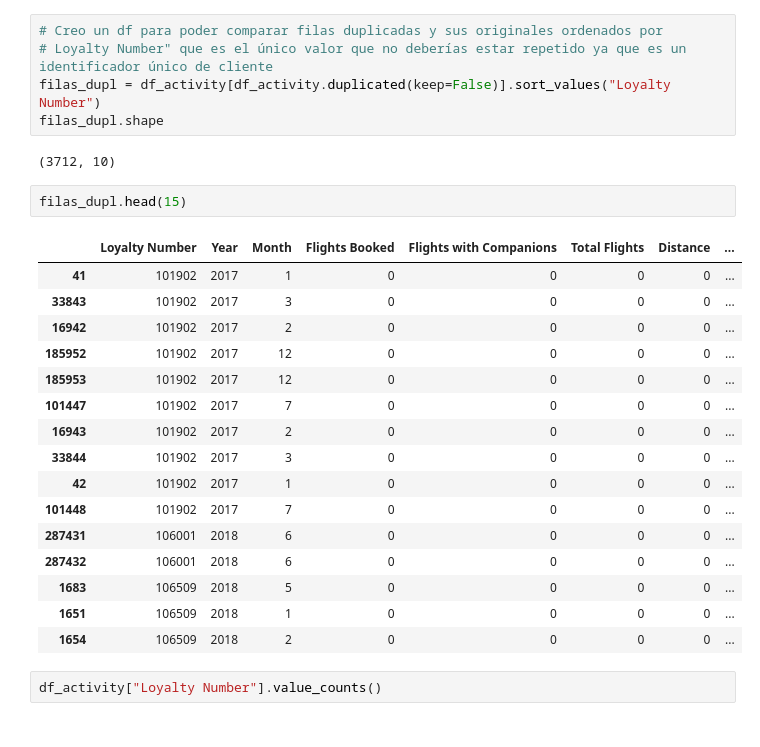
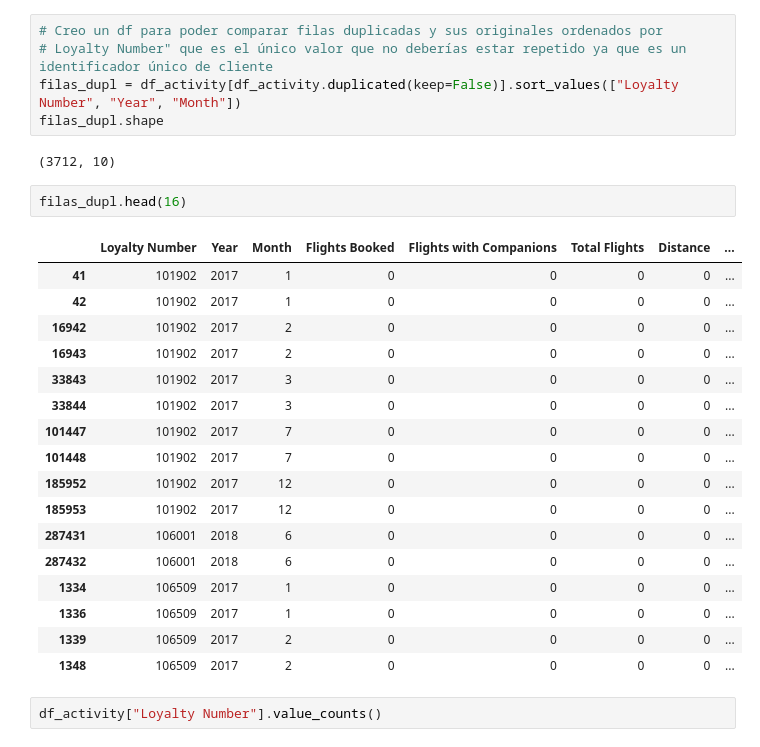
Before and after one commit to Adalab/bda-modulo-3-evaluacion-final-Andrea-Gauger, a Jupyter notebook: notebooks/01_eda.ipynb, the cells around one changed output. Drawn from its saved outputs; the diff is of its cells as text.

```diff
--- a/notebooks/01_eda.ipynb
+++ b/notebooks/01_eda.ipynb
@@ -132,29 +135,30 @@ Name: Points Accumulated, dtype: float64
 # %%
 # Creo un df para poder comparar filas duplicadas y sus originales ordenados por
 # Loyalty Number" que es el único valor que no deberías estar repetido ya que es un identificador único de cliente
-filas_dupl = df_activity[df_activity.duplicated(keep=False)].sort_values("Loyalty Number")
+filas_dupl = df_activity[df_activity.duplicated(keep=False)].sort_values(["Loyalty Number", "Year", "Month"])
 filas_dupl.shape
 # %% [output]
 (3712, 10)
 # %%
-filas_dupl.head(15)
+filas_dupl.head(16)
 # %% [output]
 |  | Loyalty Number | Year | Month | Flights Booked | Flights with Companions | Total Flights | Distance | ... |
 | 41 | 101902 | 2017 | 1 | 0 | 0 | 0 | 0 | ... |
+| 42 | 101902 | 2017 | 1 | 0 | 0 | 0 | 0 | ... |
+| 16942 | 101902 | 2017 | 2 | 0 | 0 | 0 | 0 | ... |
+| 16943 | 101902 | 2017 | 2 | 0 | 0 | 0 | 0 | ... |
 | 33843 | 101902 | 2017 | 3 | 0 | 0 | 0 | 0 | ... |
-| 16942 | 101902 | 2017 | 2 | 0 | 0 | 0 | 0 | ... |
+| 33844 | 101902 | 2017 | 3 | 0 | 0 | 0 | 0 | ... |
+| 101447 | 101902 | 2017 | 7 | 0 | 0 | 0 | 0 | ... |
+| 101448 | 101902 | 2017 | 7 | 0 | 0 | 0 | 0 | ... |
 | 185952 | 101902 | 2017 | 12 | 0 | 0 | 0 | 0 | ... |
 | 185953 | 101902 | 2017 | 12 | 0 | 0 | 0 | 0 | ... |
-| 101447 | 101902 | 2017 | 7 | 0 | 0 | 0 | 0 | ... |
-| 16943 | 101902 | 2017 | 2 | 0 | 0 | 0 | 0 | ... |
-| 33844 | 101902 | 2017 | 3 | 0 | 0 | 0 | 0 | ... |
-| 42 | 101902 | 2017 | 1 | 0 | 0 | 0 | 0 | ... |
-| 101448 | 101902 | 2017 | 7 | 0 | 0 | 0 | 0 | ... |
 | 287431 | 106001 | 2018 | 6 | 0 | 0 | 0 | 0 | ... |
 | 287432 | 106001 | 2018 | 6 | 0 | 0 | 0 | 0 | ... |
-| 1683 | 106509 | 2018 | 5 | 0 | 0 | 0 | 0 | ... |
-| 1651 | 106509 | 2018 | 1 | 0 | 0 | 0 | 0 | ... |
-| 1654 | 106509 | 2018 | 2 | 0 | 0 | 0 | 0 | ... |
+| 1334 | 106509 | 2017 | 1 | 0 | 0 | 0 | 0 | ... |
+| 1336 | 106509 | 2017 | 1 | 0 | 0 | 0 | 0 | ... |
+| 1339 | 106509 | 2017 | 2 | 0 | 0 | 0 | 0 | ... |
+| 1348 | 106509 | 2017 | 2 | 0 | 0 | 0 | 0 | ... |
 # %%
 df_activity["Loyalty Number"].value_counts()
 # %% [output]
```
Also changed, not shown: parts of 43 cells of this notebook.
